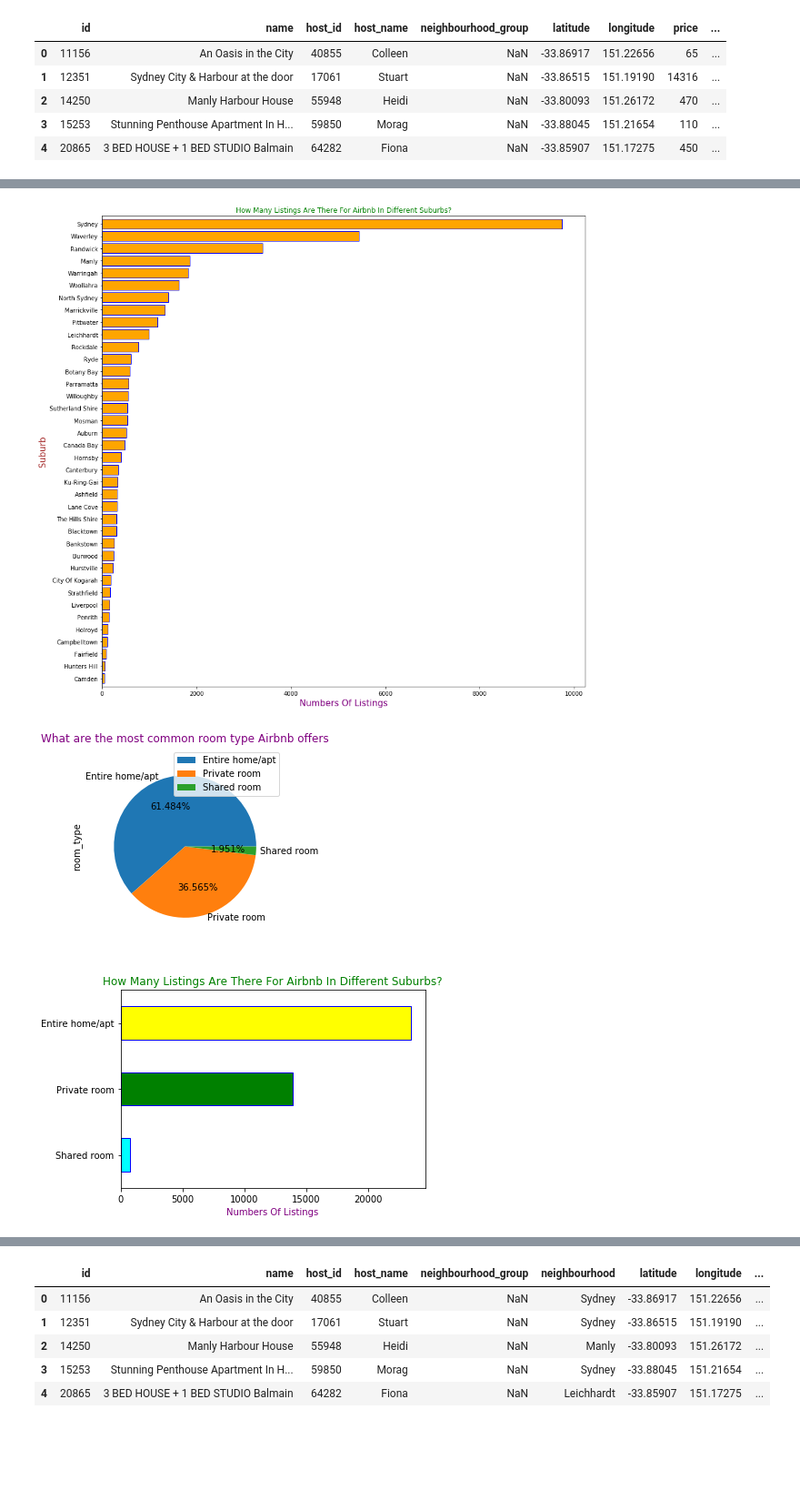
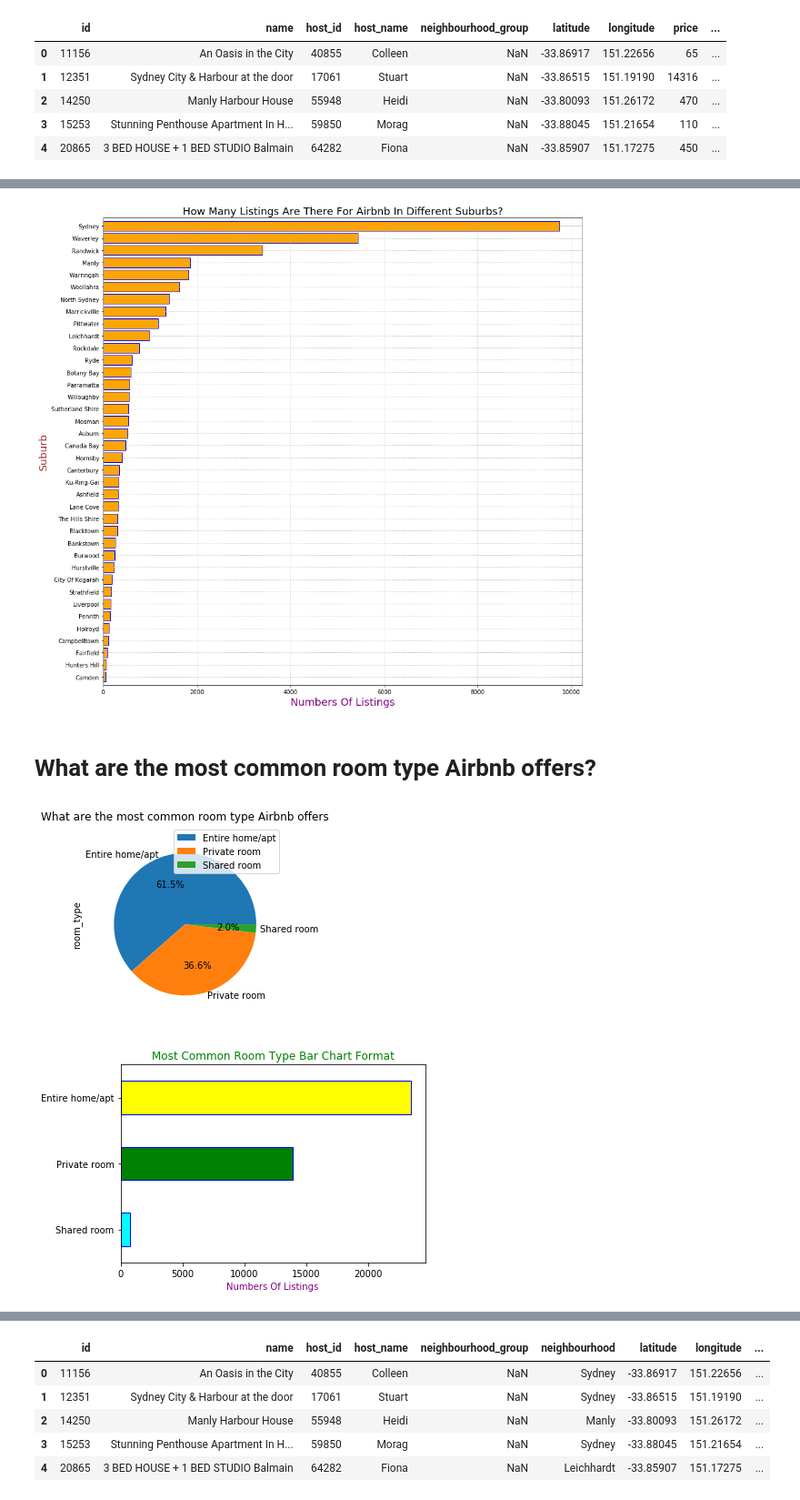
Before and after one commit to nghugo88/OpenDataProject, a Jupyter notebook: Data Analysis Main.ipynb, the cells around one changed output, grey strips where cells are left out. Shown at 91% size. Cells and saved outputs as stored; diff of their text form; code cells hidden in the pictures; blank space fills up the shorter version.

```diff
--- a/Data Analysis Main.ipynb
+++ b/Data Analysis Main.ipynb
@@ -9,9 +11,9 @@ import geopandas
 import fiona
 import shapely
 import os
-import shapely
-import fiona
 import matplotlib.pyplot as plt
+%matplotlib inline
+plt.rcParams['figure.figsize']= (50,50)
 # %% [output]
 Populating the interactive namespace from numpy and matplotlib
 # %% [markdown]
@@ -19,4 +39,4 @@ Populating the interactive namespace from numpy and matplotlib
 # %%
 mapdata = geopandas.read_file('NSW_LOCALITY_POLYGON_shp.shp')
 # %%
-data = pandas.read_csv('listings.csv')
+data = pandas.read_csv('Desktop/listings.csv')
@@ -45,21 +68,24 @@ data.drop(['availability_365', 'minimum_nights', 'neighbourhood', 'room_type'],a
 # %%
 pandas.value_counts(data['neighbourhood']).plot(kind='barh', color = 'orange', width=0.8,figsize=(15,15),edgecolor='blue').invert_yaxis()
-plt.title('How Many Listings Are There For Airbnb In Different Suburbs?', color = 'g')
-plt.ylabel('Suburb', color = 'brown',size=15)
-plt.xlabel('Numbers Of Listings', color = 'purple',size=15)
+plt.title('How Many Listings Are There For Airbnb In Different Suburbs?',size = 18, color = 'black')
+plt.ylabel('Suburb', color = 'brown',size=18)
+plt.xlabel('Numbers Of Listings', color = 'purple',size=18)
+plt.grid(linestyle=':', linewidth=1)
 plt.show()
 # %% [output]
-[figure, old version]
+[figure, new version]
+# %% [markdown]
+# What are the most common room type Airbnb offers?
 # %%
-pandas.value_counts(data['room_type']).plot(kind='pie', radius=0.9, labeldistance=1.05, autopct='%1.3f%%', legend = 1)
-plt.title('What are the most common room type Airbnb offers', color = 'purple')
+pandas.value_counts(data['room_type']).plot(kind='pie', radius=0.9, labeldistance=1.05, autopct='%1.1f%%', legend = 1)
+plt.title('What are the most common room type Airbnb offers', color = 'black')
 plt.show()
 # %% [output]
-[figure, old version]
+[figure, new version]
 # %%
 pandas.value_counts(data['room_type']).plot(kind='barh',color=['yellow', 'green', 'cyan'], edgecolor='blue').invert_yaxis()
-plt.title('How Many Listings Are There For Airbnb In Different Suburbs?', color = 'g')
+plt.title('Most Common Room Type Bar Chart Format', color = 'g')
 plt.xlabel('Numbers Of Listings', color = 'purple')
 plt.show()
 # %% [output]
-[figure, old version]
+[figure, new version]
```
Also changed, not shown: parts of 55 cells of this notebook.
